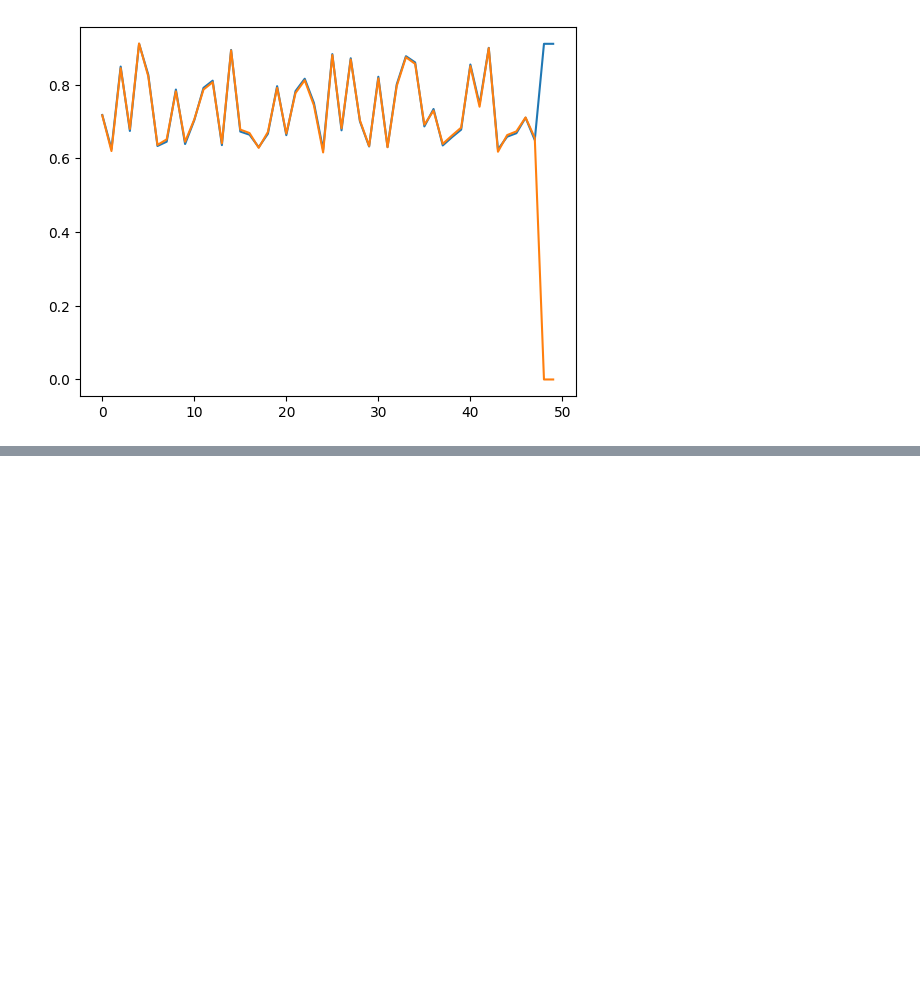
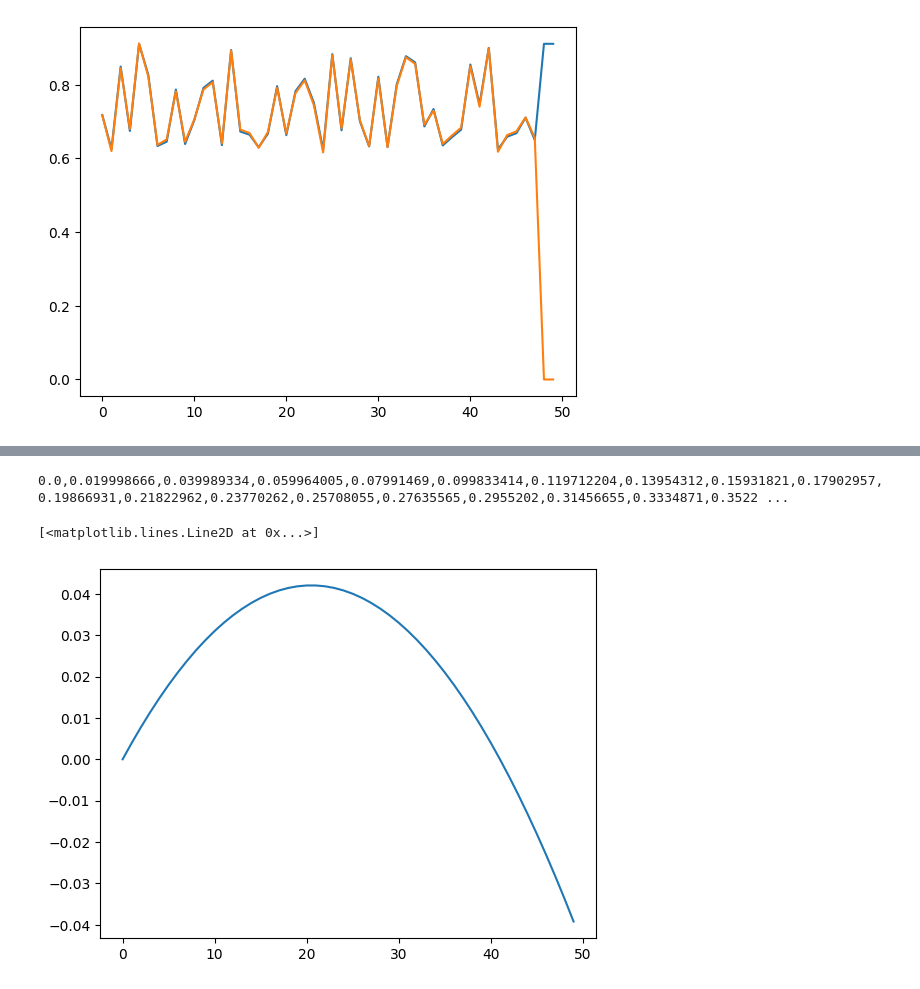
Before and after one commit to j-mahowald/in-context-operator-networks, a Jupyter notebook: icon-lm/scratch.ipynb, the cells around one changed output, grey strips where cells are left out. Drawn from its saved outputs; the diff is of its cells as text; code cells hidden in the pictures; blank space fills up the shorter version.

```diff
--- a/icon-lm/scratch.ipynb
+++ b/icon-lm/scratch.ipynb
@@ -239,0 +237,65 @@ Error:
+# %%
+import jax.numpy as jnp
+st = jnp.sin(jnp.linspace(0, 1, 50, endpoint=False))
+string = ""
+for s in st:
+    string += str(s) + ","
+print(string)
+# %% [output]
+0.0,0.019998666,0.039989334,0.059964005,0.07991469,0.099833414,0.119712204,0.13954312,0.15931821,0.17902957,0.19866931,0.21822962,0.23770262,0.25708055,0.27635565,0.2955202,0.31456655,0.3334871,0.3522 ...
+# %%
+import matplotlib.pyplot as plt
+lst = [0.00000000e+00,
+4.00000000e-03,
+7.80000000e-03,
+1.14000000e-02,
+1.48000000e-02,
+1.80000000e-02,
+2.10000000e-02,
+2.38000000e-02,
+2.64000000e-02,
+2.88000000e-02,
+3.10000000e-02,
+3.30000000e-02,
+3.48000000e-02,
+3.64000000e-02,
+3.78000000e-02,
+3.90000000e-02,
+4.00000000e-02,
+4.08000000e-02,
+4.14000000e-02,
+4.18000000e-02,
+4.20000000e-02,
+4.20000000e-02,
+4.18000000e-02,
+4.14000000e-02,
+4.08000000e-02,
+4.00000000e-02,
+3.90000000e-02,
+3.78000000e-02,
+3.64000000e-02,
+3.48000000e-02,
+3.30000000e-02,
+3.10000000e-02,
+2.88000000e-02,
+2.64000000e-02,
+2.38000000e-02,
+2.10000000e-02,
+1.80000000e-02,
+1.48000000e-02,
+1.14000000e-02,
+7.80000000e-03,
+4.00000000e-03,
+8.45157277e-18,
+-4.20000000e-03,
+-8.60000000e-03,
+-1.32000000e-02,
+-1.80000000e-02,
+-2.30000000e-02,
+-2.82000000e-02,
+-3.36000000e-02,
+-3.92000000e-02]
+plt.plot(lst)
+# %% [output]
+[<matplotlib.lines.Line2D at 0x...>]
+[figure, added]
```
Also changed, not shown: parts of 1 cell of this notebook, 4 other files.
